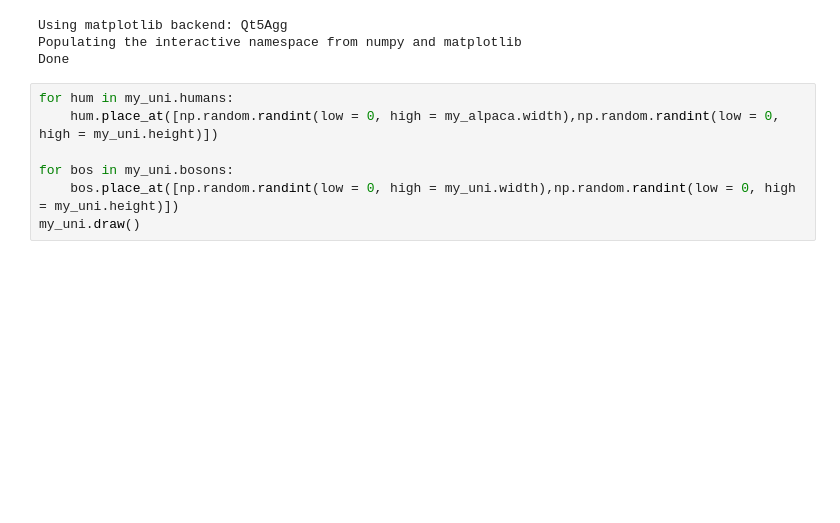
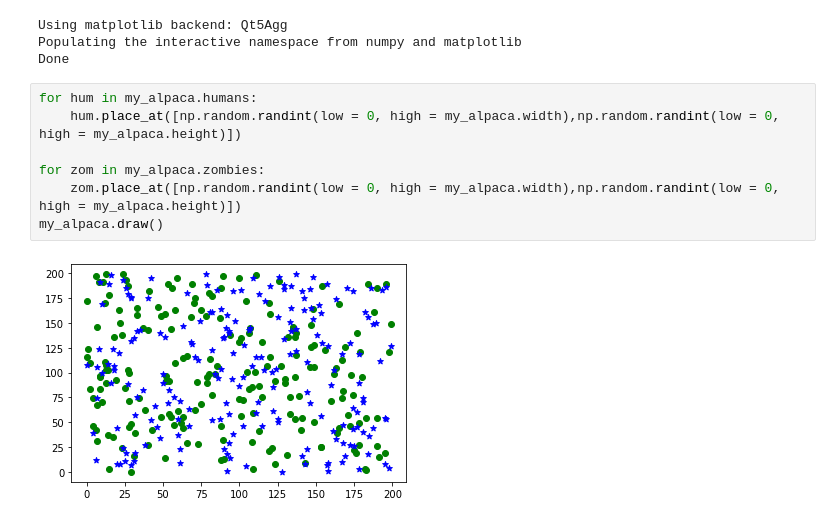
Before and after one commit to AriAtari/zombie_alpaca, a Jupyter notebook: basic_sim/basic_zombie_infection.ipynb, the cells around one changed output. Saved outputs shown, nothing was run; the diff lists cells and outputs as text; blank space fills up the shorter version.

```diff
--- a/basic_sim/basic_zombie_infection.ipynb
+++ b/basic_sim/basic_zombie_infection.ipynb
@@ -33,10 +33,12 @@ print("Done")
 Using matplotlib backend: Qt5Agg
 Populating the interactive namespace from numpy and matplotlib
 Done
-# %%
-for hum in my_uni.humans:
-    hum.place_at([np.random.randint(low = 0, high = my_alpaca.width),np.random.randint(low = 0, high = my_uni.height)])
-
-for bos in my_uni.bosons:
-    bos.place_at([np.random.randint(low = 0, high = my_uni.width),np.random.randint(low = 0, high = my_uni.height)])
-my_uni.draw()
+# %%
+for hum in my_alpaca.humans:
+    hum.place_at([np.random.randint(low = 0, high = my_alpaca.width),np.random.randint(low = 0, high = my_alpaca.height)])
+
+for zom in my_alpaca.zombies:
+    zom.place_at([np.random.randint(low = 0, high = my_alpaca.width),np.random.randint(low = 0, high = my_alpaca.height)])
+my_alpaca.draw()
+# %% [output]
+[figure, added]
```
Also changed, not shown: parts of 2 cells of this notebook, 1 other file.
